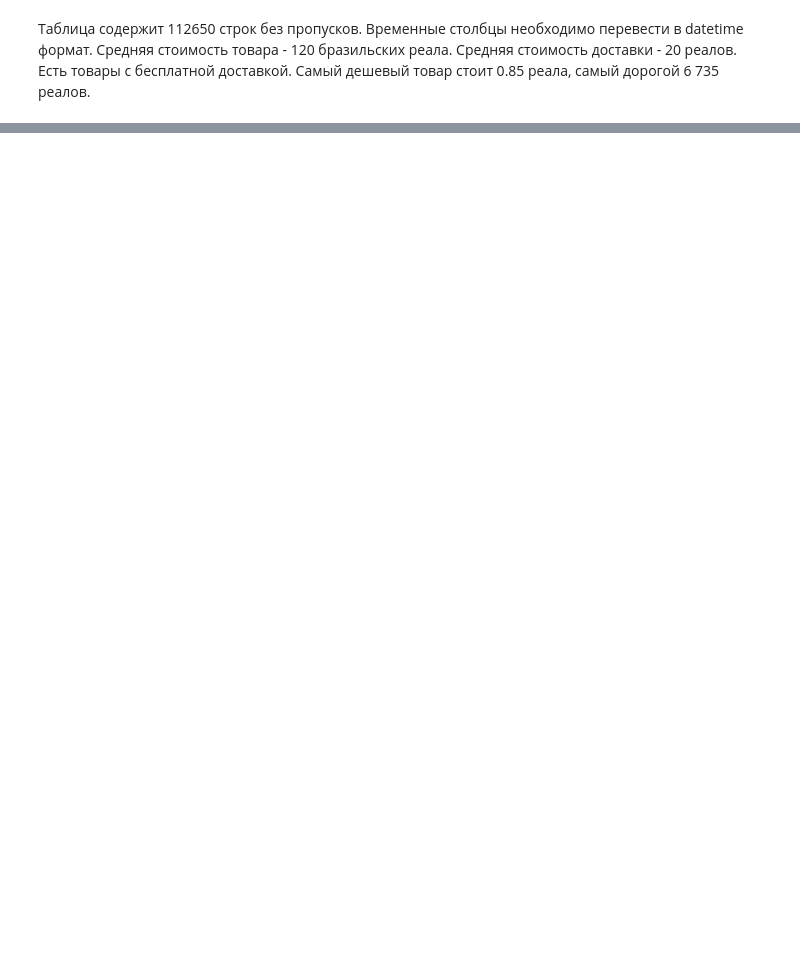
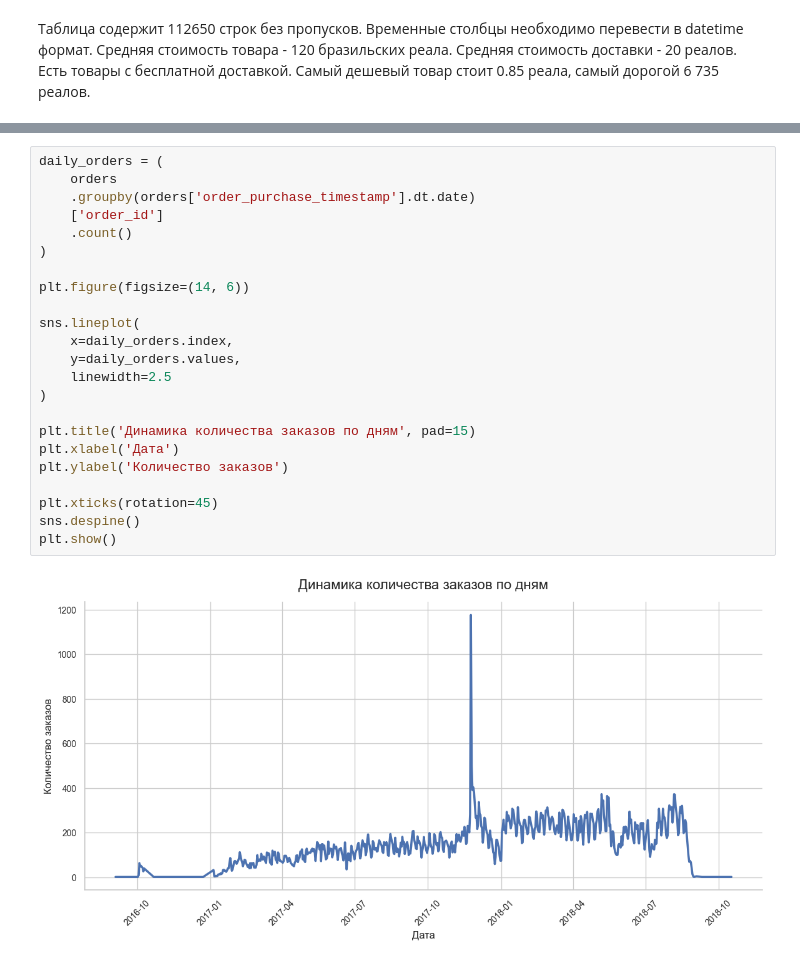
Before and after one commit to Malentaaa/product-analytics-project, a Jupyter notebook: project.ipynb, the cells around one changed output, grey strips where cells are left out. Drawn from its saved outputs; the diff is of its cells as text; blank space fills up the shorter version.

```diff
--- a/project.ipynb
+++ b/project.ipynb
@@ -258,0 +342,25 @@ memory usage: 4.0+ MB
+# %%
+daily_orders = (
+    orders
+    .groupby(orders['order_purchase_timestamp'].dt.date)
+    ['order_id']
+    .count()
+)
+
+plt.figure(figsize=(14, 6))
+
+sns.lineplot(
+    x=daily_orders.index,
+    y=daily_orders.values,
+    linewidth=2.5
+)
+
+plt.title('Динамика количества заказов по дням', pad=15)
+plt.xlabel('Дата')
+plt.ylabel('Количество заказов')
+
+plt.xticks(rotation=45)
+sns.despine()
+plt.show()
+# %% [output]
+[figure, added]
```
Also changed, not shown: parts of 15 cells of this notebook.
